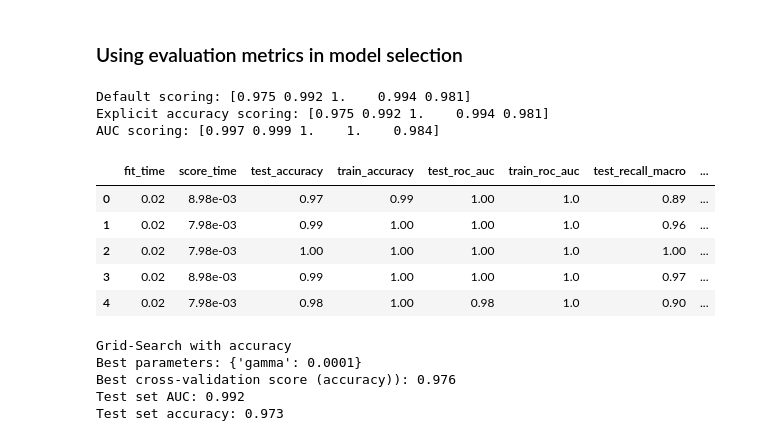
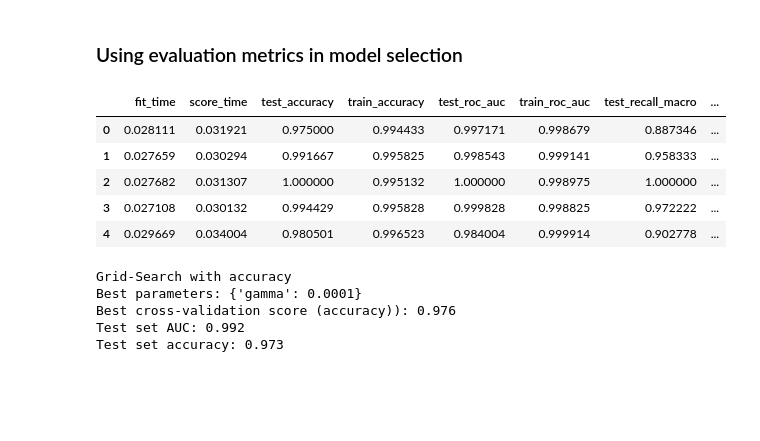
Before and after one commit to MinyaevAndrey/-, a Jupyter notebook: 05-model-evaluation-and-improvement.ipynb, the cells around one changed output. Cells and saved outputs as stored; diff of their text form; code cells hidden in the pictures; blank space fills up the shorter version.

```diff
--- a/05-model-evaluation-and-improvement.ipynb
+++ b/05-model-evaluation-and-improvement.ipynb
@@ -874,31 +791,21 @@ Macro average f1 score: 0.952
 #### Regression metrics
 # %% [markdown]
 ### Using evaluation metrics in model selection
-# %%
-# default scoring for classification is accuracy
-print("Default scoring: {}".format(
-    cross_val_score(SVC(), digits.data, digits.target == 9, cv=5)))
-# providing scoring="accuracy" doesn't change the results
-explicit_accuracy =  cross_val_score(SVC(), digits.data, digits.target == 9,
-                                     scoring="accuracy", cv=5)
-print("Explicit accuracy scoring: {}".format(explicit_accuracy))
-roc_auc =  cross_val_score(SVC(), digits.data, digits.target == 9,
-                           scoring="roc_auc", cv=5)
-print("AUC scoring: {}".format(roc_auc))
-# %% [output]
-Default scoring: [0.975 0.992 1.    0.994 0.981]
-Explicit accuracy scoring: [0.975 0.992 1.    0.994 0.981]
-AUC scoring: [0.997 0.999 1.    1.    0.984]
 # %%
-res = cross_validate(SVC(), digits.data, digits.target == 9,
+# можно передать несколько метрик
+res = cross_validate(SVC(),
+                     digits.data,
+                     digits.target == 9,
                      scoring=["accuracy", "roc_auc", "recall_macro"],
-                     return_train_score=True, cv=5)
-display(pd.DataFrame(res))
+                     return_train_score=True,
+                     cv=5
+)
+pd.DataFrame(res).head()
 # %% [output]
 |  | fit_time | score_time | test_accuracy | train_accuracy | test_roc_auc | train_roc_auc | test_recall_macro | ... |
-| 0 | 0.02 | 8.98e-03 | 0.97 | 0.99 | 1.00 | 1.0 | 0.89 | ... |
-| 1 | 0.02 | 7.98e-03 | 0.99 | 1.00 | 1.00 | 1.0 | 0.96 | ... |
-| 2 | 0.02 | 7.98e-03 | 1.00 | 1.00 | 1.00 | 1.0 | 1.00 | ... |
-| 3 | 0.02 | 8.98e-03 | 0.99 | 1.00 | 1.00 | 1.0 | 0.97 | ... |
-| 4 | 0.02 | 7.98e-03 | 0.98 | 1.00 | 0.98 | 1.0 | 0.90 | ... |
+| 0 | 0.028111 | 0.031921 | 0.975000 | 0.994433 | 0.997171 | 0.998679 | 0.887346 | ... |
+| 1 | 0.027659 | 0.030294 | 0.991667 | 0.995825 | 0.998543 | 0.999141 | 0.958333 | ... |
+| 2 | 0.027682 | 0.031307 | 1.000000 | 0.995132 | 1.000000 | 0.998975 | 1.000000 | ... |
+| 3 | 0.027108 | 0.030132 | 0.994429 | 0.995828 | 0.999828 | 0.998825 | 0.972222 | ... |
+| 4 | 0.029669 | 0.034004 | 0.980501 | 0.996523 | 0.984004 | 0.999914 | 0.902778 | ... |
 # %%
```
Also changed, not shown: parts of 26 cells of this notebook.
